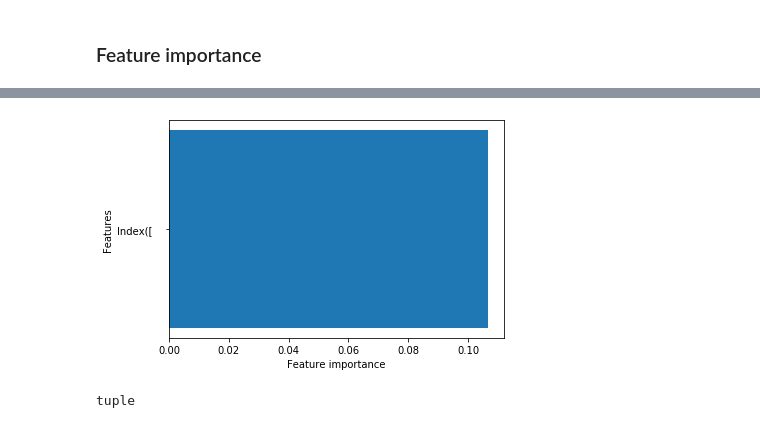
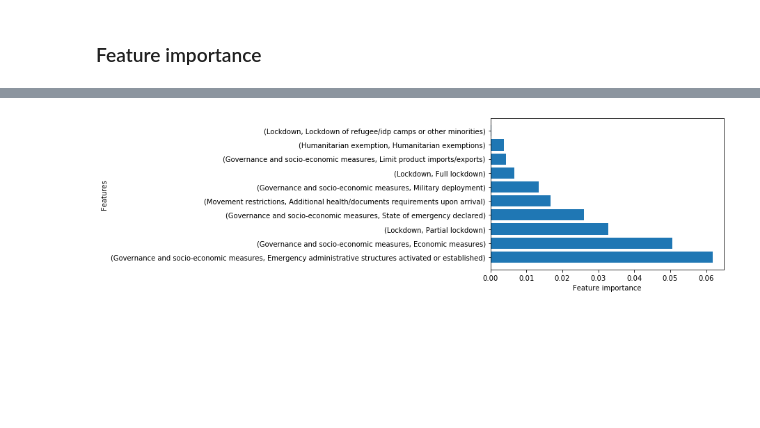
Before and after one commit to TrellixVulnTeam/covid-19_number_of_cases_prediction_L6LL, a Jupyter notebook: Predicting COVID-19 cases.ipynb, the cells around one changed output, grey strips where cells are left out. Drawn from its saved outputs; the diff is of its cells as text; code cells hidden in the pictures; blank space fills up the shorter version.

```diff
--- a/Predicting COVID-19 cases.ipynb
+++ b/Predicting COVID-19 cases.ipynb
@@ -594,10 +578,8 @@ def plot_feature_importance(columns, importances, n=20):
     ax.set_ylabel("Features")
     ax.set_xlabel("Feature importance")
 # %%
-plot_feature_importance(str(X.columns)[:10], feature_importance)
+#plot_feature_importance(str(X.columns)[:10], feature_importance)
+
+plot_feature_importance(X.columns[:10].format(), feature_importance[:10])
 # %% [output]
-[figure, old version]
+[figure, new version]
-# %%
-type(X.columns[6])
-# %% [output]
-tuple
```
Also changed, not shown: parts of 13 cells of this notebook.
